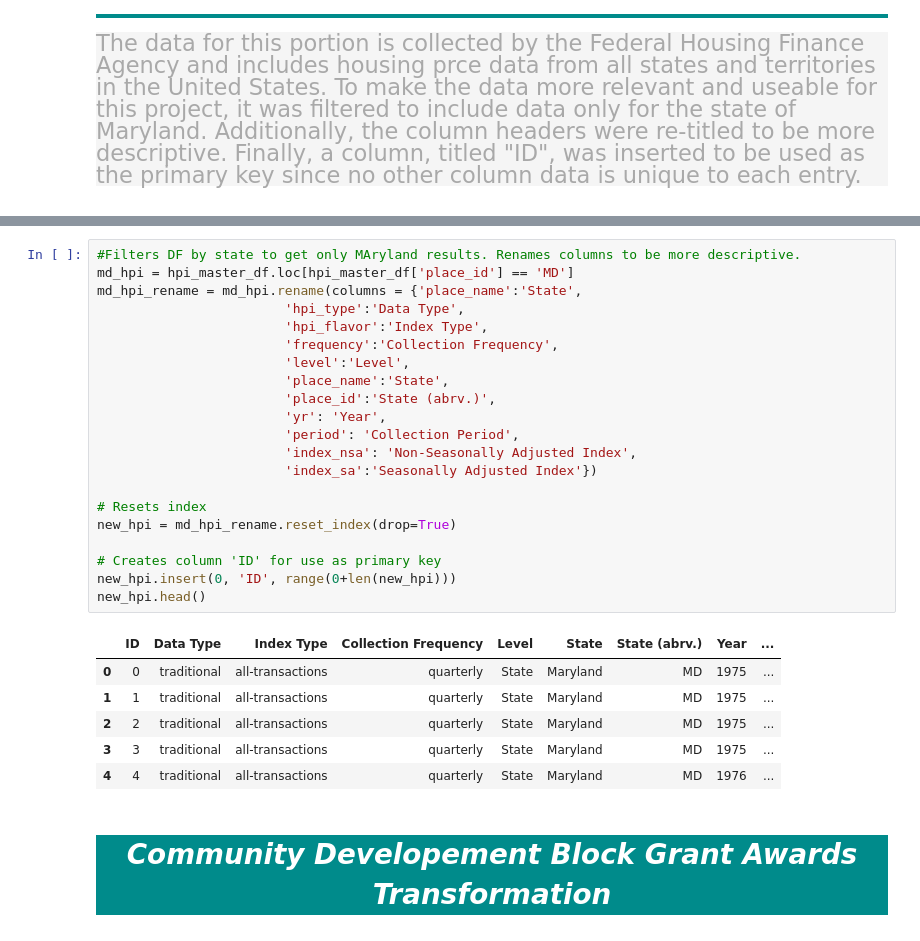
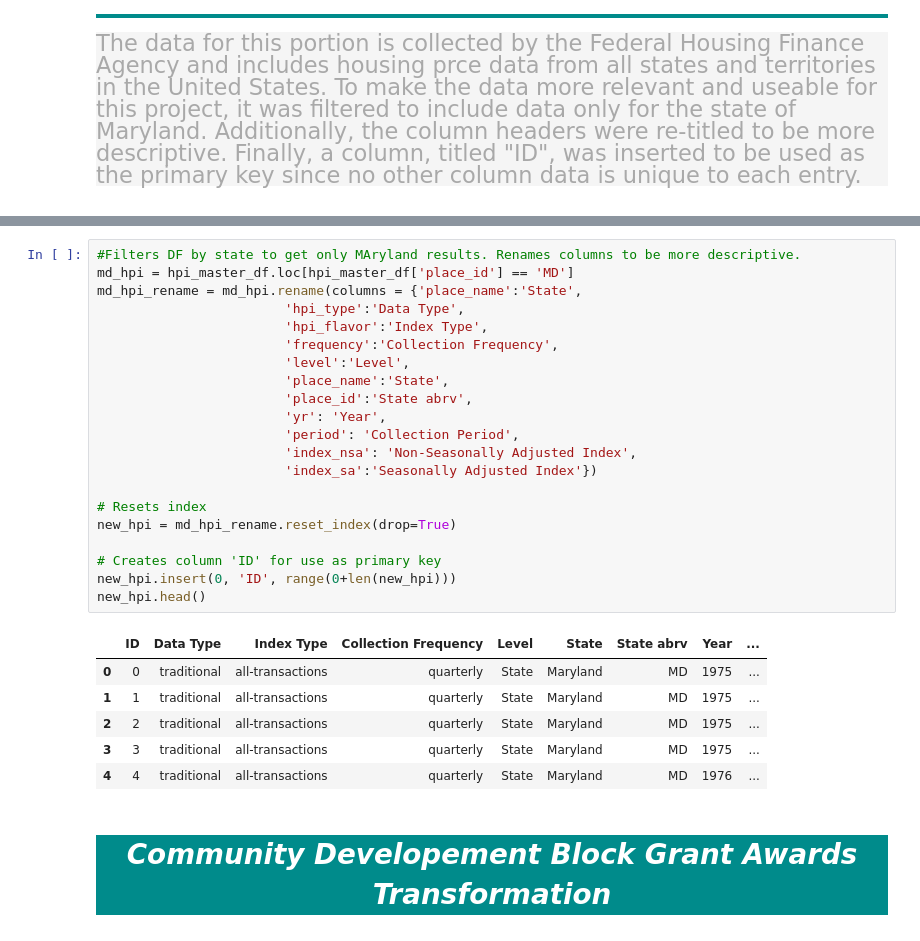
Before and after one commit to ccgrace/ETL_project, a Jupyter notebook: master.ipynb, the cells around one changed output, grey strips where cells are left out. Drawn from its saved outputs; the diff is of its cells as text.

```diff
--- a/master.ipynb
+++ b/master.ipynb
@@ -23,26 +23,26 @@ hpi_master_df.head()
 # %%
 #Filters DF by state to get only MAryland results. Renames columns to be more descriptive.
 md_hpi = hpi_master_df.loc[hpi_master_df['place_id'] == 'MD']
 md_hpi_rename = md_hpi.rename(columns = {'place_name':'State',
                         'hpi_type':'Data Type',
                         'hpi_flavor':'Index Type',
                         'frequency':'Collection Frequency',
                         'level':'Level',
                         'place_name':'State',
-                        'place_id':'State (abrv.)',
+                        'place_id':'State abrv',
                         'yr': 'Year',
                         'period': 'Collection Period',
                         'index_nsa': 'Non-Seasonally Adjusted Index',
                         'index_sa':'Seasonally Adjusted Index'})
 
 # Resets index
 new_hpi = md_hpi_rename.reset_index(drop=True)
 
 # Creates column 'ID' for use as primary key
 new_hpi.insert(0, 'ID', range(0+len(new_hpi)))
 new_hpi.head()
 # %% [output]
-|  | ID | Data Type | Index Type | Collection Frequency | Level | State | State (abrv.) | Year | ... |
+|  | ID | Data Type | Index Type | Collection Frequency | Level | State | State abrv | Year | ... |
 | 0 | 0 | traditional | all-transactions | quarterly | State | Maryland | MD | 1975 | ... |
 | 1 | 1 | traditional | all-transactions | quarterly | State | Maryland | MD | 1975 | ... |
 | 2 | 2 | traditional | all-transactions | quarterly | State | Maryland | MD | 1975 | ... |
```
Also changed, not shown: parts of 6 cells of this notebook.
